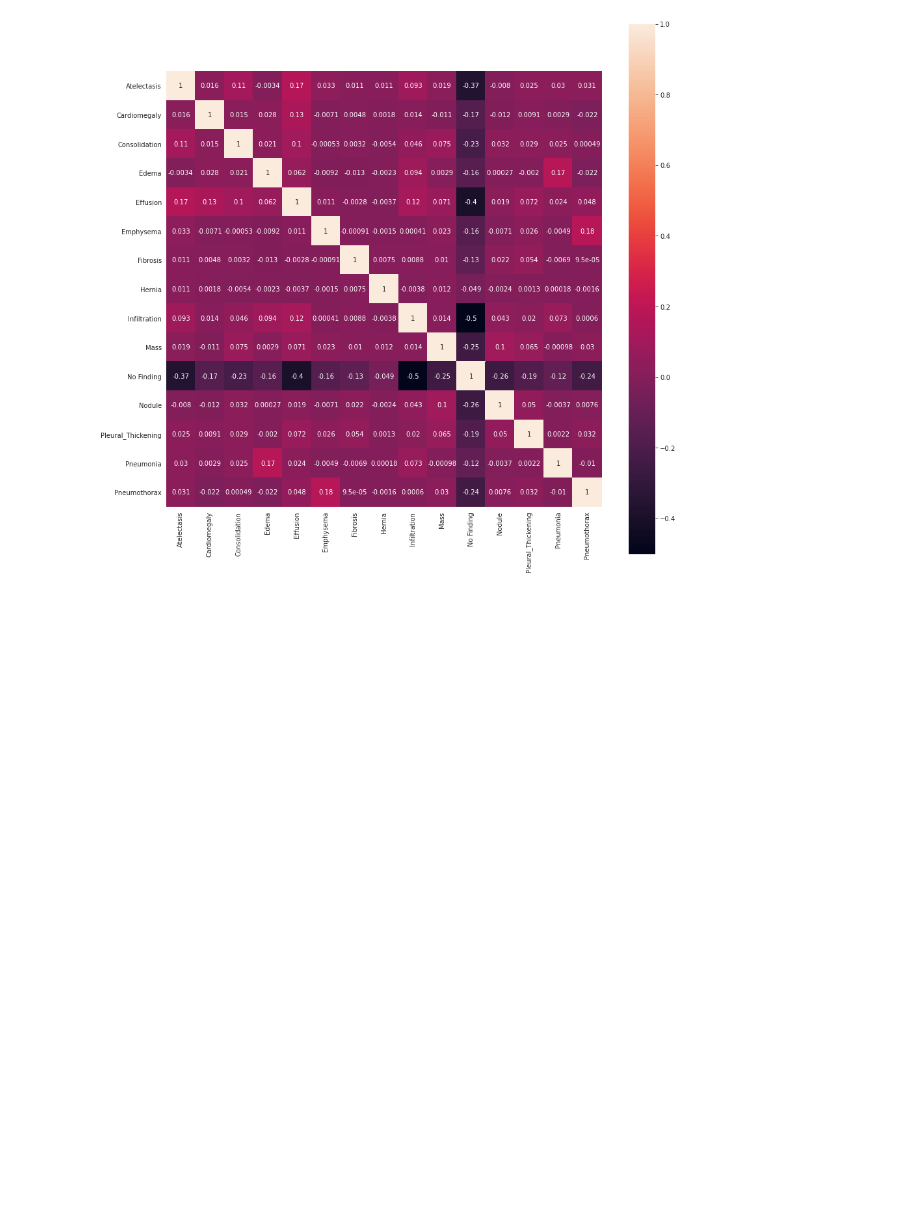
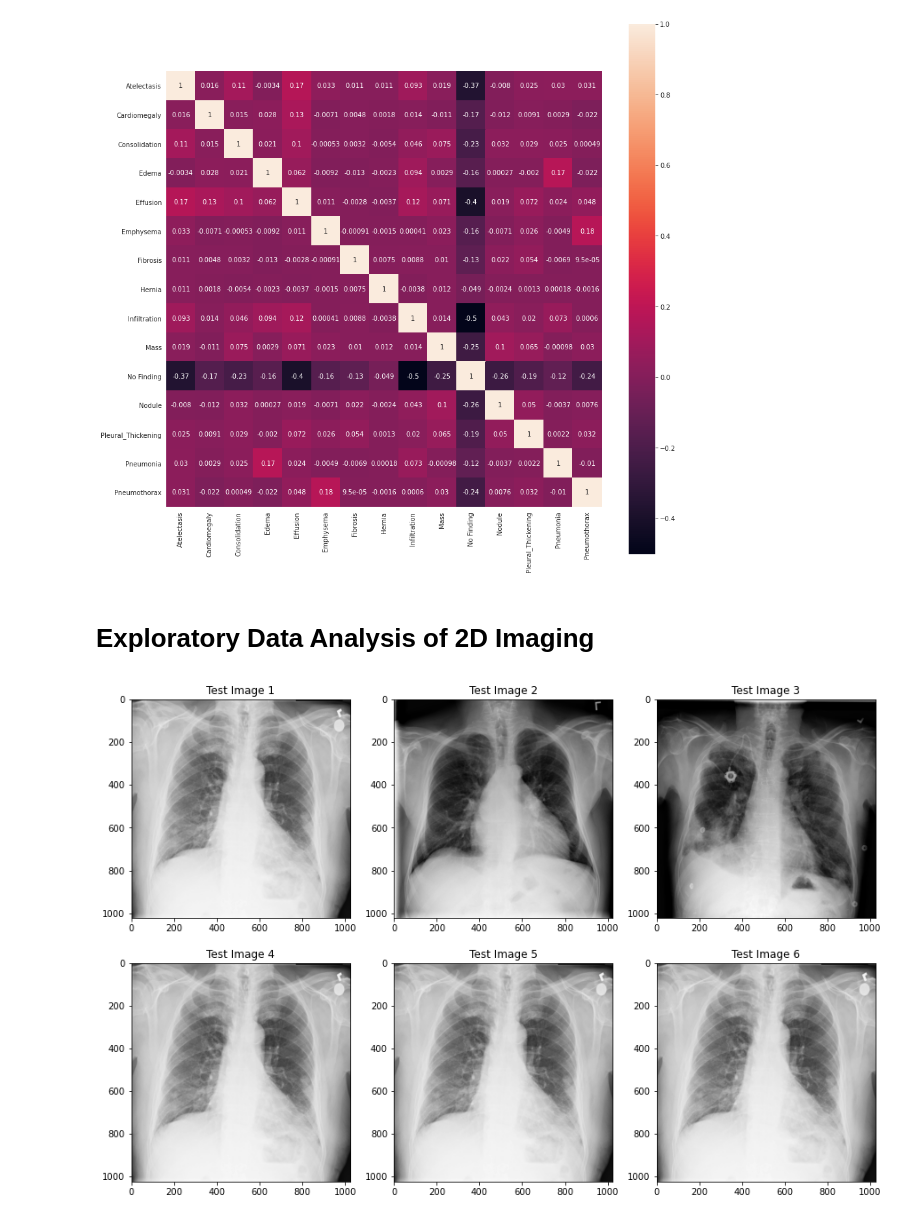
Before and after one commit to Danieldacruz7/Pneumonia-Detection-From-Chest-X-Rays, a Jupyter notebook: EDA.ipynb, the cells around one changed output. Drawn from its saved outputs; the diff is of its cells as text; code cells hidden in the pictures; blank space fills up the shorter version.

```diff
--- a/EDA.ipynb
+++ b/EDA.ipynb
@@ -213,3 +213,47 @@ with sns.axes_style("white"):
     ax = sns.heatmap(heat, annot=True, square=True)
 # %% [output]
 [figure]
+# %% [markdown]
+# Exploratory Data Analysis of 2D Imaging
+# %%
+import pydicom
+dcm1 = pydicom.dcmread('test1.dcm')
+dcm2 = pydicom.dcmread('test2.dcm')
+dcm3 = pydicom.dcmread('test3.dcm')
+dcm4 = pydicom.dcmread('test4.dcm')
+dcm5 = pydicom.dcmread('test5.dcm')
+dcm6 = pydicom.dcmread('test6.dcm')
+# %%
+import matplotlib.pyplot as plt
+import numpy as np
+
+# Initialise the subplot function using number of rows and columns
+figure, axis = plt.subplots(2, 3, figsize=(15, 10))
+
+# For Sine Function
+axis[0, 0].imshow(dcm1.pixel_array,cmap='gray')
+axis[0, 0].set_title("Test Image 1")
+
+# For Cosine Function
+axis[0, 1].imshow(dcm2.pixel_array,cmap='gray')
+axis[0, 1].set_title("Test Image 2")
+
+# For Tangent Function
+axis[0, 2].imshow(dcm3.pixel_array,cmap='gray')
+axis[0, 2].set_title("Test Image 3")
+
+# For Tanh Function
+axis[1, 0].imshow(dcm4.pixel_array,cmap='gray')
+axis[1, 0].set_title("Test Image 4")
+
+axis[1, 1].imshow(dcm5.pixel_array,cmap='gray')
+axis[1, 1].set_title("Test Image 5")
+
+# For Tanh Function
+axis[1, 2].imshow(dcm6.pixel_array,cmap='gray')
+axis[1, 2].set_title("Test Image 6")
+
+# Combine all the operations and display
+plt.show()
+# %% [output]
+[figure, added]
```
Also changed, not shown: parts of 11 cells of this notebook.
